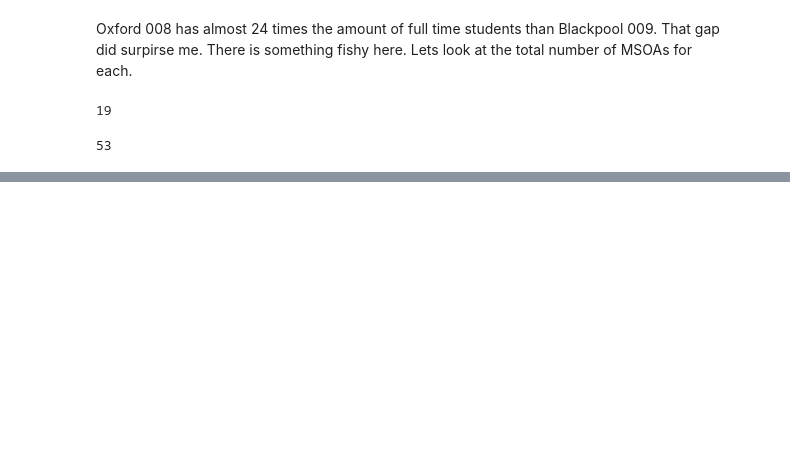
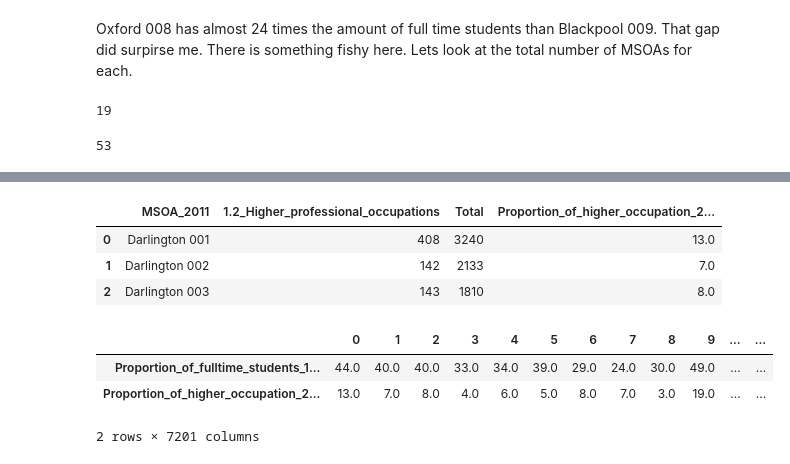
Before and after one commit to HamedPour/TM351_EMA, a Jupyter notebook: EMA_nootbook.ipynb, the cells around one changed output, grey strips where cells are left out. Drawn from its saved outputs; the diff is of its cells as text; code cells hidden in the pictures; blank space fills up the shorter version.

Commit message:
added proportions of student and higher occupation

```diff
--- a/EMA_nootbook.ipynb
+++ b/EMA_nootbook.ipynb
@@ -201,0 +206,4 @@ That explains things. None of this is therefore useful. It occured me to number
+# %%
+# Full time students ages 16 to 24
+df1_students = df1[["MSOA_2011", "L15_Full_time_students", "Total"]]
+df1_students.head()
@@ -201,0 +217,3 @@ That explains things. None of this is therefore useful. It occured me to number
+# %%
+df1_students["Proportion_of_fulltime_students_16_24"] = round((df1_students["L15_Full_time_students"]/df1_students["Total"]) * 100)
+df1_students.head(3)
@@ -201,0 +232,4 @@ That explains things. None of this is therefore useful. It occured me to number
+# %%
+# Higher Professional Occupations aged 25 to 49
+df2_occupation = df2[["MSOA_2011", "1.2_Higher_professional_occupations", "Total"]]
+df2_occupation.head()
@@ -201,0 +243,16 @@ That explains things. None of this is therefore useful. It occured me to number
+# %%
+df2_occupation["Proportion_of_higher_occupation_25_49"] = round((df2_occupation["1.2_Higher_professional_occupations"]/df2_occupation["Total"]) * 100)
+df2_occupation.head(3)
+# %% [output]
+|  | MSOA_2011 | 1.2_Higher_professional_occupations | Total | Proportion_of_higher_occupation_2... |
+| 0 | Darlington 001 | 408 | 3240 | 13.0 |
+| 1 | Darlington 002 | 142 | 2133 | 7.0 |
+| 2 | Darlington 003 | 143 | 1810 | 8.0 |
+# %%
+proportions_df = pd.DataFrame([df1_students["Proportion_of_fulltime_students_16_24"], df2_occupation["Proportion_of_higher_occupation_25_49"]])
+proportions_df.head()
+# %% [output]
+|  | 0 | 1 | 2 | 3 | 4 | 5 | 6 | 7 | 8 | 9 | ... | ... |
+| Proportion_of_fulltime_students_1... | 44.0 | 40.0 | 40.0 | 33.0 | 34.0 | 39.0 | 29.0 | 24.0 | 30.0 | 49.0 | ... | ... |
+| Proportion_of_higher_occupation_2... | 13.0 | 7.0 | 8.0 | 4.0 | 6.0 | 5.0 | 8.0 | 7.0 | 3.0 | 19.0 | ... | ... |
+2 rows × 7201 columns
```
Also changed, not shown: parts of 14 cells of this notebook.
